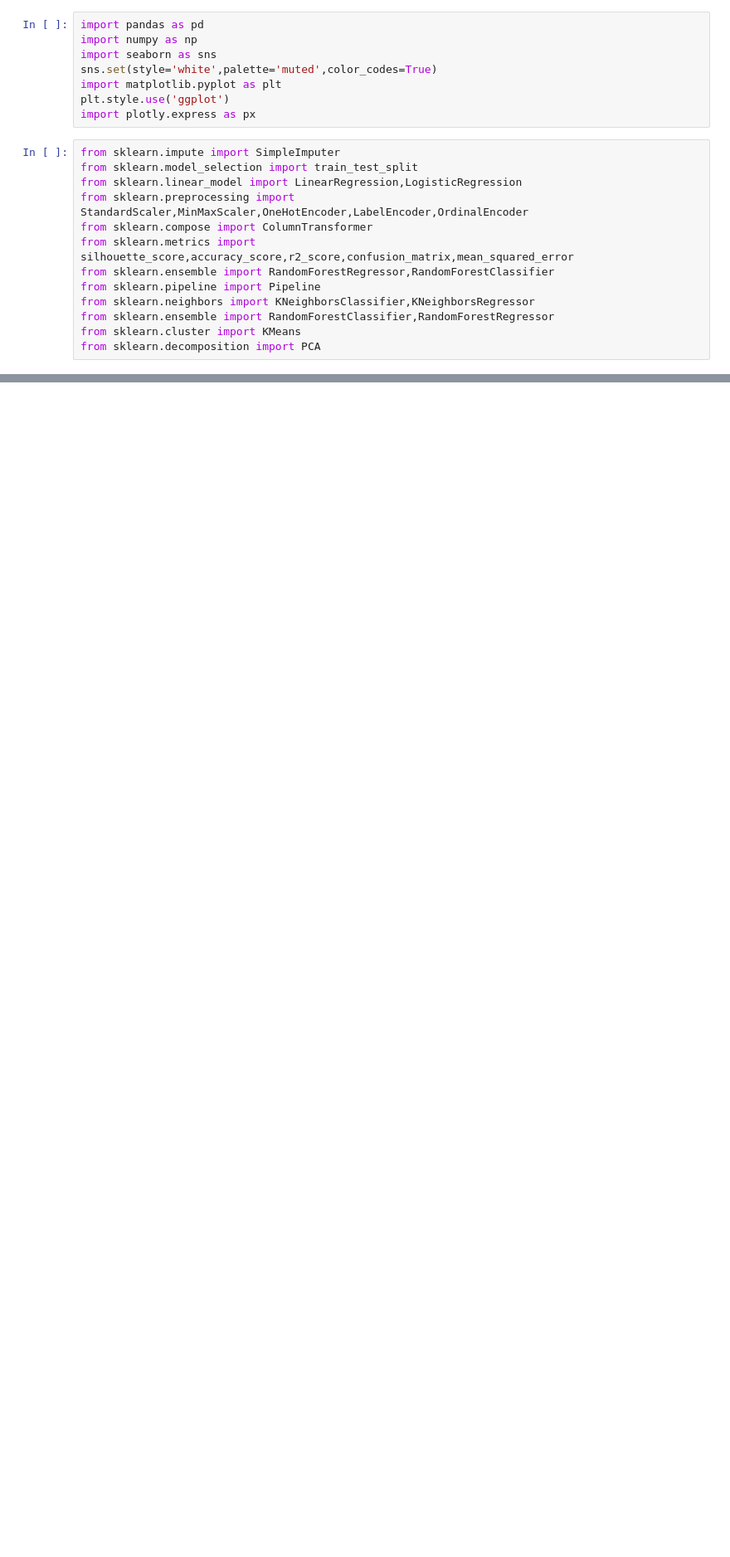
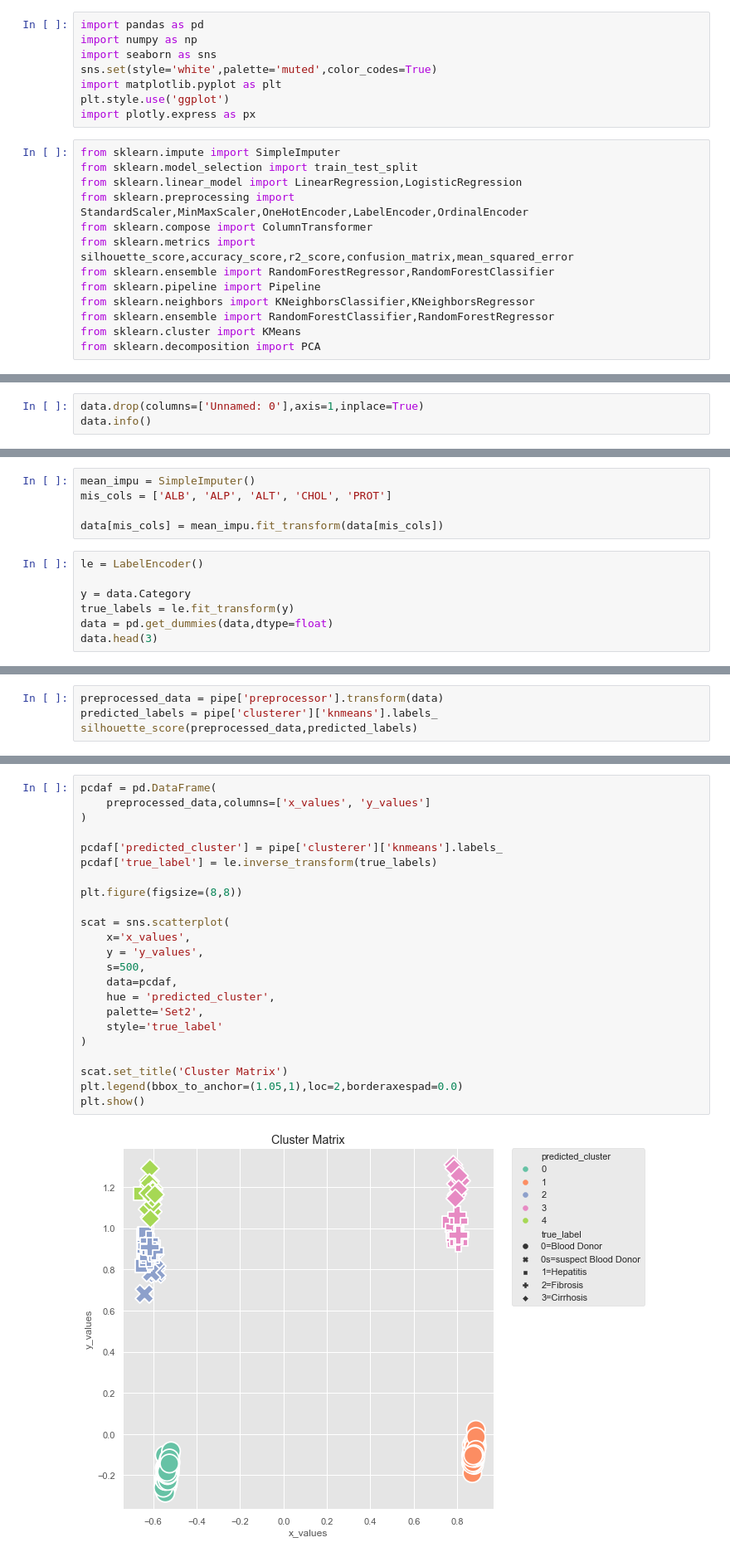
Before and after one commit to Omuk/Fullstack-Data-Analyst, a Jupyter notebook: Learning/code_examples/practice/practice_field.ipynb, the cells around one changed output, grey strips where cells are left out. Shown at 83% size. Saved outputs shown, nothing was run; the diff lists cells and outputs as text; blank space fills up the shorter version.

```diff
--- a/Learning/code_examples/practice/practice_field.ipynb
+++ b/Learning/code_examples/practice/practice_field.ipynb
@@ -27,0 +28,3 @@ data.head(1)
+# %%
+data.drop(columns=['Unnamed: 0'],axis=1,inplace=True)
+data.info()
@@ -27,0 +70,12 @@ data.head(1)
+# %%
+mean_impu = SimpleImputer()
+mis_cols = ['ALB', 'ALP', 'ALT', 'CHOL', 'PROT']
+
+data[mis_cols] = mean_impu.fit_transform(data[mis_cols])
+# %%
+le = LabelEncoder()
+
+y = data.Category
+true_labels = le.fit_transform(y)
+data = pd.get_dummies(data,dtype=float)
+data.head(3)
@@ -27,0 +129,4 @@ data.head(1)
+# %%
+preprocessed_data = pipe['preprocessor'].transform(data)
+predicted_labels = pipe['clusterer']['knmeans'].labels_
+silhouette_score(preprocessed_data,predicted_labels)
@@ -27,0 +160,25 @@ data.head(1)
+# %%
+pcdaf = pd.DataFrame(
+    preprocessed_data,columns=['x_values', 'y_values']
+)
+
+pcdaf['predicted_cluster'] = pipe['clusterer']['knmeans'].labels_
+pcdaf['true_label'] = le.inverse_transform(true_labels)
+
+plt.figure(figsize=(8,8))
+
+scat = sns.scatterplot(
+    x='x_values',
+    y = 'y_values',
+    s=500,
+    data=pcdaf,
+    hue = 'predicted_cluster',
+    palette='Set2',
+    style='true_label'
+)
+
+scat.set_title('Cluster Matrix')
+plt.legend(bbox_to_anchor=(1.05,1),loc=2,borderaxespad=0.0)
+plt.show()
+# %% [output]
+[figure, added]
```
Also changed, not shown: parts of 8 cells of this notebook.
